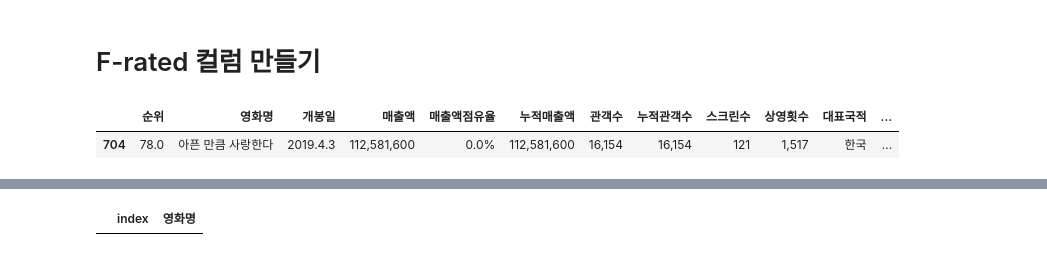
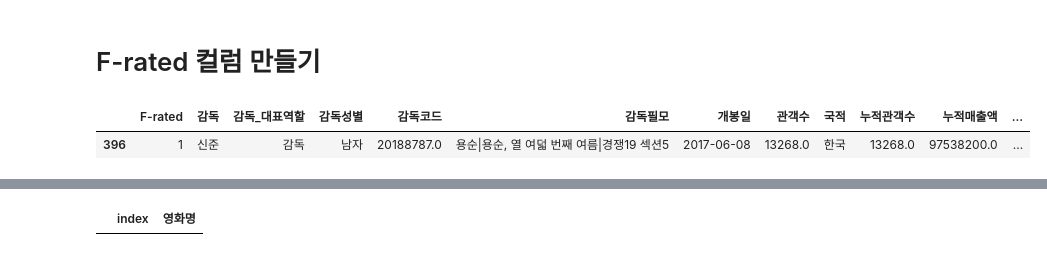
Before and after one commit to kim4pb/Female-led-Korean-Films, a Jupyter notebook: 02.EDA/Writer_Merge.ipynb, the cells around one changed output, grey strips where cells are left out. Saved outputs shown, nothing was run; the diff lists cells and outputs as text; code cells hidden in the pictures.

Commit message:
2019-11-16 작가, 감독 직접 찾은 상세정보까지 merge

```diff
--- a/02.EDA/Writer_Merge.ipynb
+++ b/02.EDA/Writer_Merge.ipynb
@@ -420,18 +420,18 @@ df_full.groupby(['배우성별', '작가성별'])['영화코드'].size().reset_i
 # %% [markdown]
 # F-rated 컬럼 만들기
 # %%
-df = pd.read_csv('../01.Data_Collection/films.csv')
+df = final_merge
 
 f_rated = []
 for i, row in df.iterrows():
     answer = 0
     if row['배우성별'] == '여자' : answer += 1
     if row['작가성별'] == '여자' : answer += 1
     if row['감독성별'] == '여자' : answer += 1
 
     f_rated.append(answer)
 df['F-rated'] = f_rated
 df.sample()
 # %% [output]
-|  | 순위 | 영화명 | 개봉일 | 매출액 | 매출액점유율 | 누적매출액 | 관객수 | 누적관객수 | 스크린수 | 상영횟수 | 대표국적 | ... |
-| 704 | 78.0 | 아픈 만큼 사랑한다 | 2019.4.3 | 112,581,600 | 0.0% | 112,581,600 | 16,154 | 16,154 | 121 | 1,517 | 한국 | ... |
+|  | F-rated | 감독 | 감독_대표역할 | 감독성별 | 감독코드 | 감독필모 | 개봉일 | 관객수 | 국적 | 누적관객수 | 누적매출액 | ... |
+| 396 | 1 | 신준 | 감독 | 남자 | 20188787.0 | 용순|용순, 열 여덟 번째 여름|경쟁19 섹션5 | 2017-06-08 | 13268.0 | 한국 | 13268.0 | 97538200.0 | ... |
```
Also changed, not shown: parts of 27 cells of this notebook, 1 other file.
